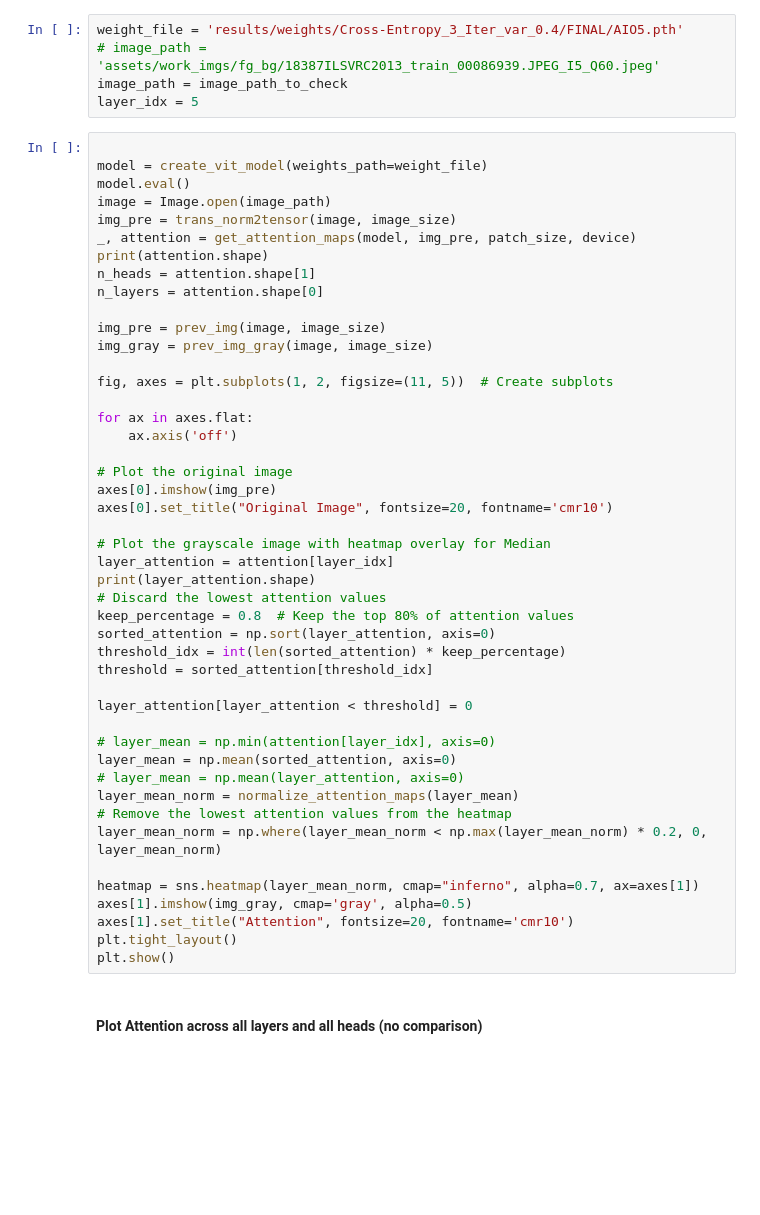
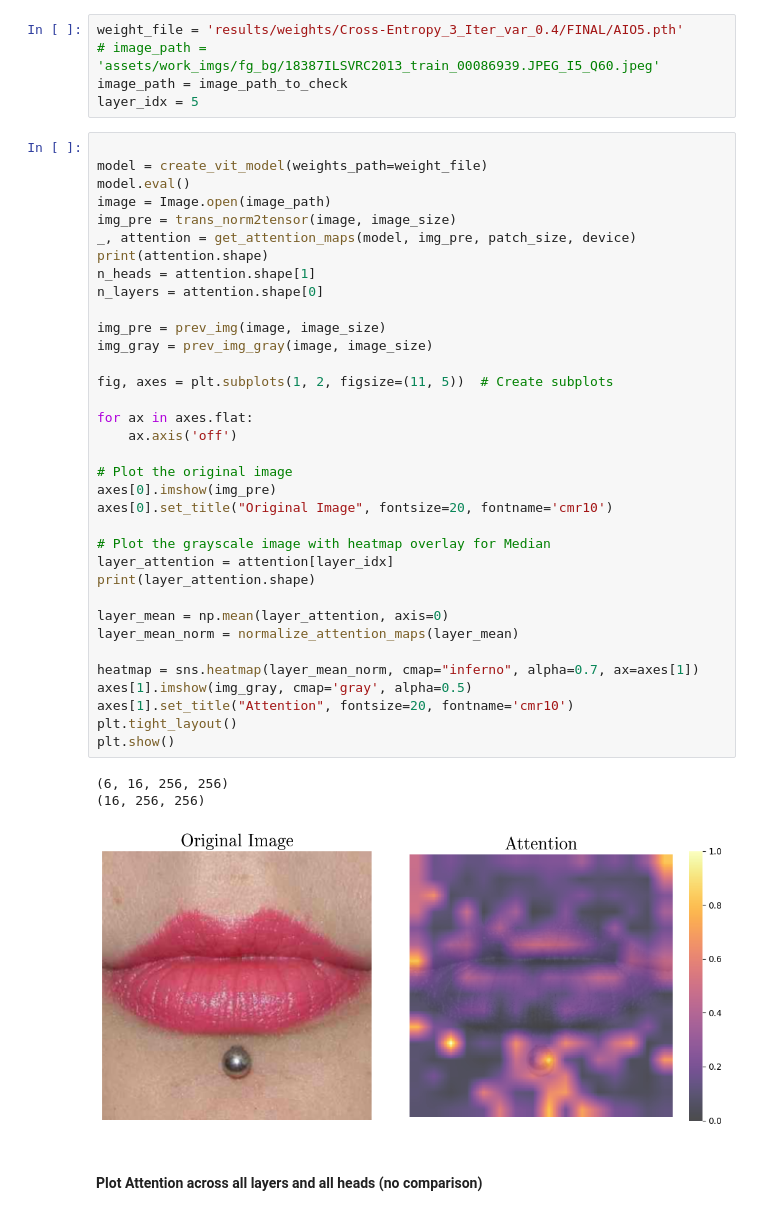
Before and after one commit to mgzzl/vision-transformer-for-image-quality-perception-of-individual-observers, a Jupyter notebook: ViT-IQA eval.ipynb, the cells around one changed output. Saved outputs shown, nothing was run; the diff lists cells and outputs as text; blank space fills up the shorter version.

```diff
--- a/ViT-IQA eval.ipynb
+++ b/ViT-IQA eval.ipynb
@@ -636,45 +673,38 @@ model.eval()
 image = Image.open(image_path)
 img_pre = trans_norm2tensor(image, image_size)
 _, attention = get_attention_maps(model, img_pre, patch_size, device)
 print(attention.shape)
 n_heads = attention.shape[1]
 n_layers = attention.shape[0]
 
 img_pre = prev_img(image, image_size)
 img_gray = prev_img_gray(image, image_size)
 
 fig, axes = plt.subplots(1, 2, figsize=(11, 5))  # Create subplots
 
 for ax in axes.flat:
     ax.axis('off')
 
 # Plot the original image
 axes[0].imshow(img_pre)
 axes[0].set_title("Original Image", fontsize=20, fontname='cmr10')
 
 # Plot the grayscale image with heatmap overlay for Median
 layer_attention = attention[layer_idx]
 print(layer_attention.shape)
-# Discard the lowest attention values
-keep_percentage = 0.8  # Keep the top 80% of attention values
-sorted_attention = np.sort(layer_attention, axis=0)
-threshold_idx = int(len(sorted_attention) * keep_percentage)
-threshold = sorted_attention[threshold_idx]
 
-layer_attention[layer_attention < threshold] = 0
-
-# layer_mean = np.min(attention[layer_idx], axis=0)
-layer_mean = np.mean(sorted_attention, axis=0)
-# layer_mean = np.mean(layer_attention, axis=0)
+layer_mean = np.mean(layer_attention, axis=0)
 layer_mean_norm = normalize_attention_maps(layer_mean)
-# Remove the lowest attention values from the heatmap
-layer_mean_norm = np.where(layer_mean_norm < np.max(layer_mean_norm) * 0.2, 0, layer_mean_norm)
 
 heatmap = sns.heatmap(layer_mean_norm, cmap="inferno", alpha=0.7, ax=axes[1])
 axes[1].imshow(img_gray, cmap='gray', alpha=0.5)
 axes[1].set_title("Attention", fontsize=20, fontname='cmr10')
 plt.tight_layout()
 plt.show()
+# %% [output]
+(6, 16, 256, 256)
+(16, 256, 256)
+[figure, added]
 # %% [markdown]
 #### Plot Attention across all layers and all heads (no comparison)
 # %% [markdown]
```
Also changed, not shown: parts of 7 cells of this notebook.
